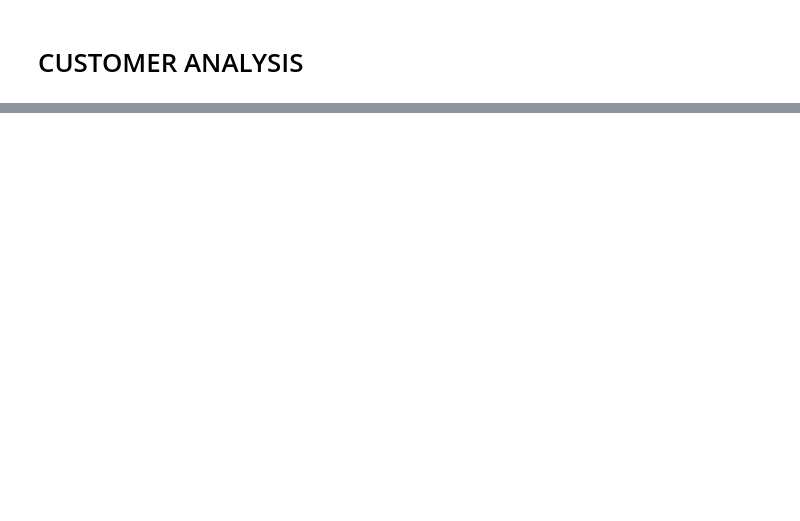
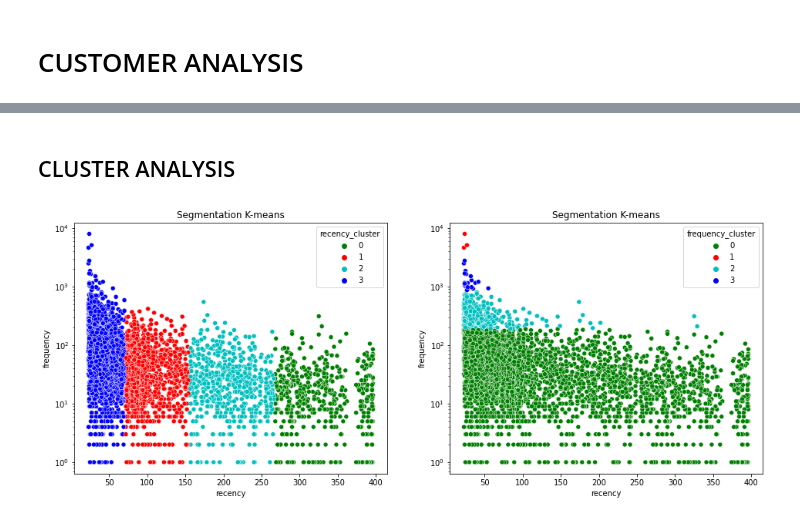
Before and after one commit to daianeklein/customer-segmentation, a Jupyter notebook: customer-segmentation.ipynb, the cells around one changed output, grey strips where cells are left out. Drawn from its saved outputs; the diff is of its cells as text; code cells hidden in the pictures; blank space fills up the shorter version.

```diff
--- a/customer-segmentation.ipynb
+++ b/customer-segmentation.ipynb
@@ -736,0 +788,17 @@ rfm.groupby('overall')[['recency', 'frequency', 'revenue']].mean()
+# %% [markdown]
+## CLUSTER ANALYSIS
+# %%
+plt.figure(figsize = (16, 6))
+plt.subplot(1, 2, 1)
+ax = sns.scatterplot(data = customer, x='recency', y = 'frequency', hue = customer['recency_cluster'],
+                    palette = ['g', 'r', 'c', 'blue'])
+plt.title('Segmentation K-means')
+ax.set_yscale("log")
+
+plt.subplot(1, 2, 2)
+ax = sns.scatterplot(data = customer, x='recency', y = 'frequency', hue = customer['frequency_cluster'],
+                    palette = ['g', 'r', 'c', 'blue'])
+plt.title('Segmentation K-means')
+ax.set_yscale("log")
+# %% [output]
+[figure, added]
```
Also changed, not shown: parts of 15 cells of this notebook.
